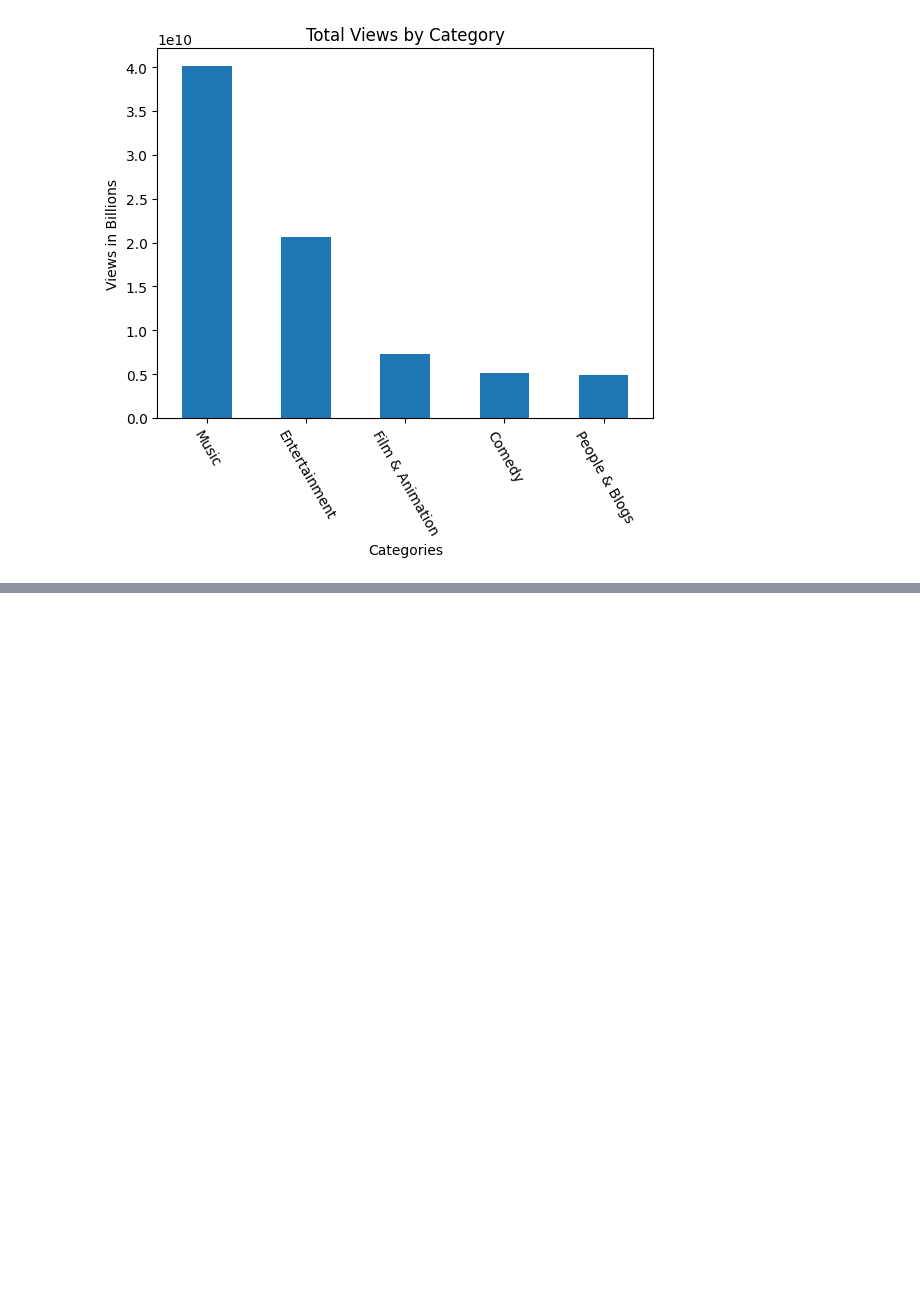
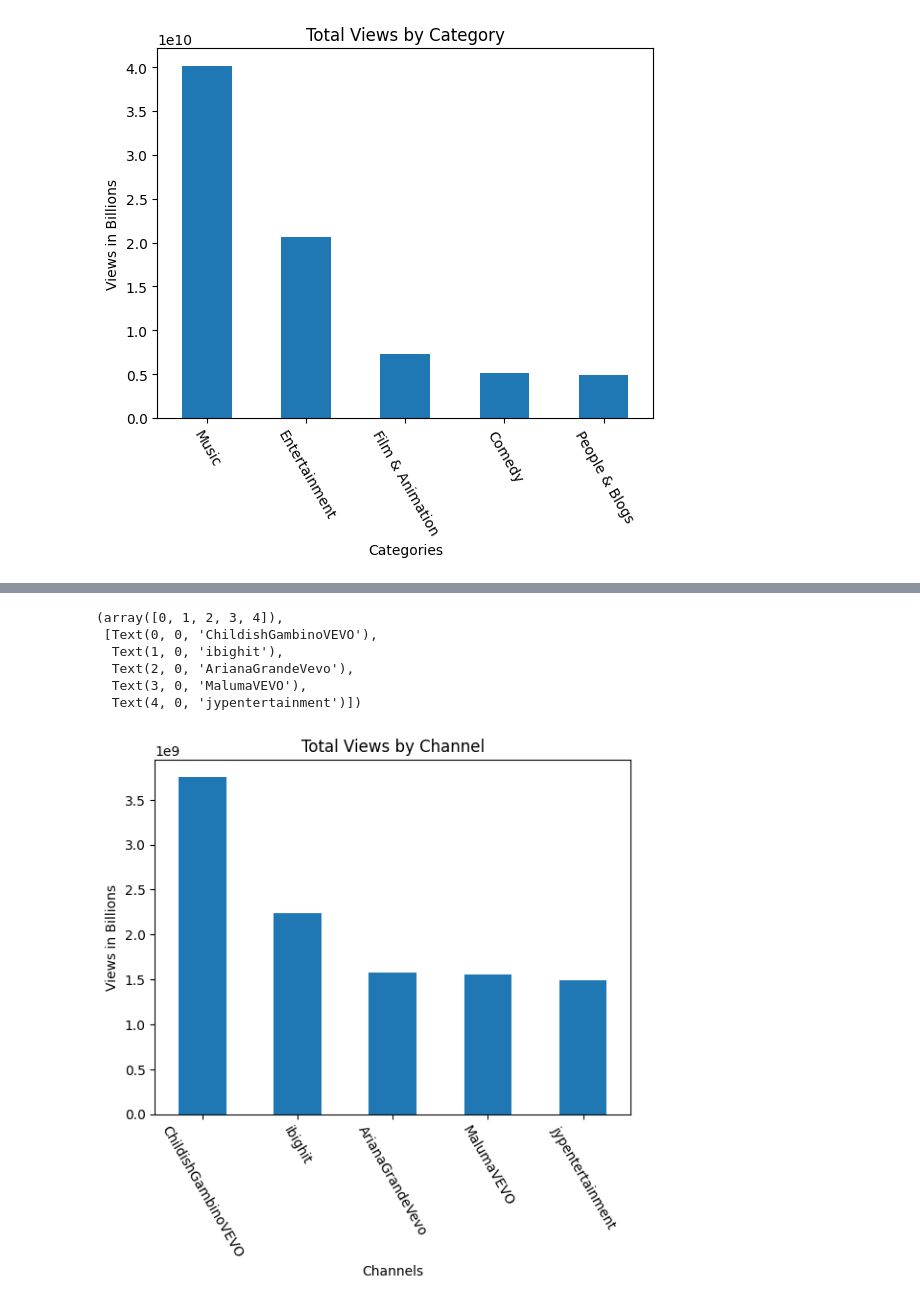
Before and after one commit to mrichburg/dai5_EDA_case_study, a Jupyter notebook: notebooks/work.ipynb, the cells around one changed output, grey strips where cells are left out. Cells and saved outputs as stored; diff of their text form; code cells hidden in the pictures; blank space fills up the shorter version.

Commit message:
completed graphs for presentation

```diff
--- a/notebooks/work.ipynb
+++ b/notebooks/work.ipynb
@@ -81,0 +115,21 @@ plt.xticks(rotation = 300)
+# %%
+music = final_df[final_df['Cat_Title'] == 'Music']
+#.nlargest(20, columns='views')
+
+#corr = music.corr(method='pearson', numeric_only=True)
+top_five_music = music.groupby('channel_title')['views'].sum().nlargest(5)
+# %%
+fig, axs = plt.subplots()
+top_five_music.plot(kind='bar')
+plt.title('Total Views by Channel')
+plt.ylabel('Views in Billions')
+plt.xlabel('Channels')
+plt.xticks(rotation = 300)
+# %% [output]
+(array([0, 1, 2, 3, 4]),
+ [Text(0, 0, 'ChildishGambinoVEVO'),
+  Text(1, 0, 'ibighit'),
+  Text(2, 0, 'ArianaGrandeVevo'),
+  Text(3, 0, 'MalumaVEVO'),
+  Text(4, 0, 'jypentertainment')])
+[figure, added]
```
Also changed, not shown: parts of 6 cells of this notebook, 6 other files.
